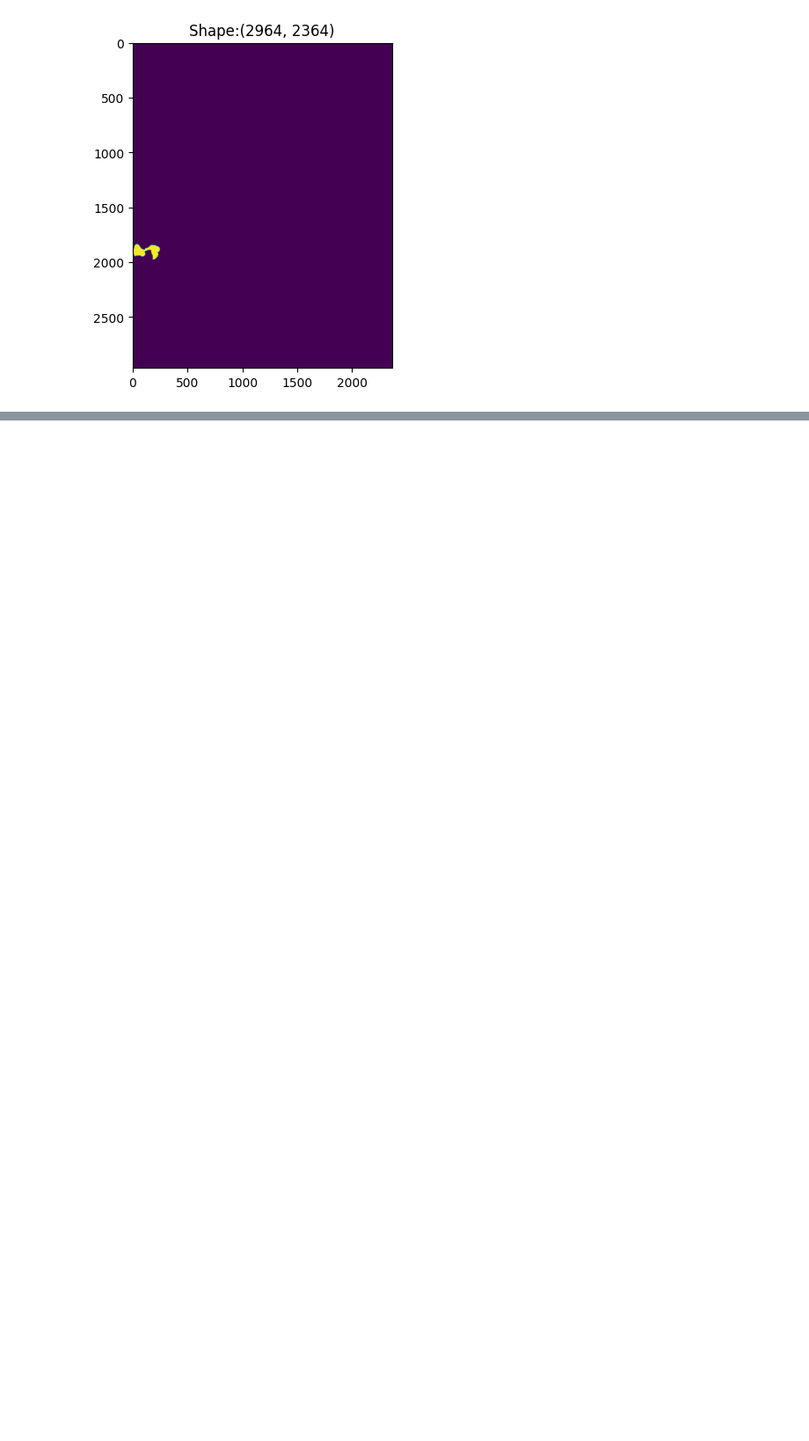
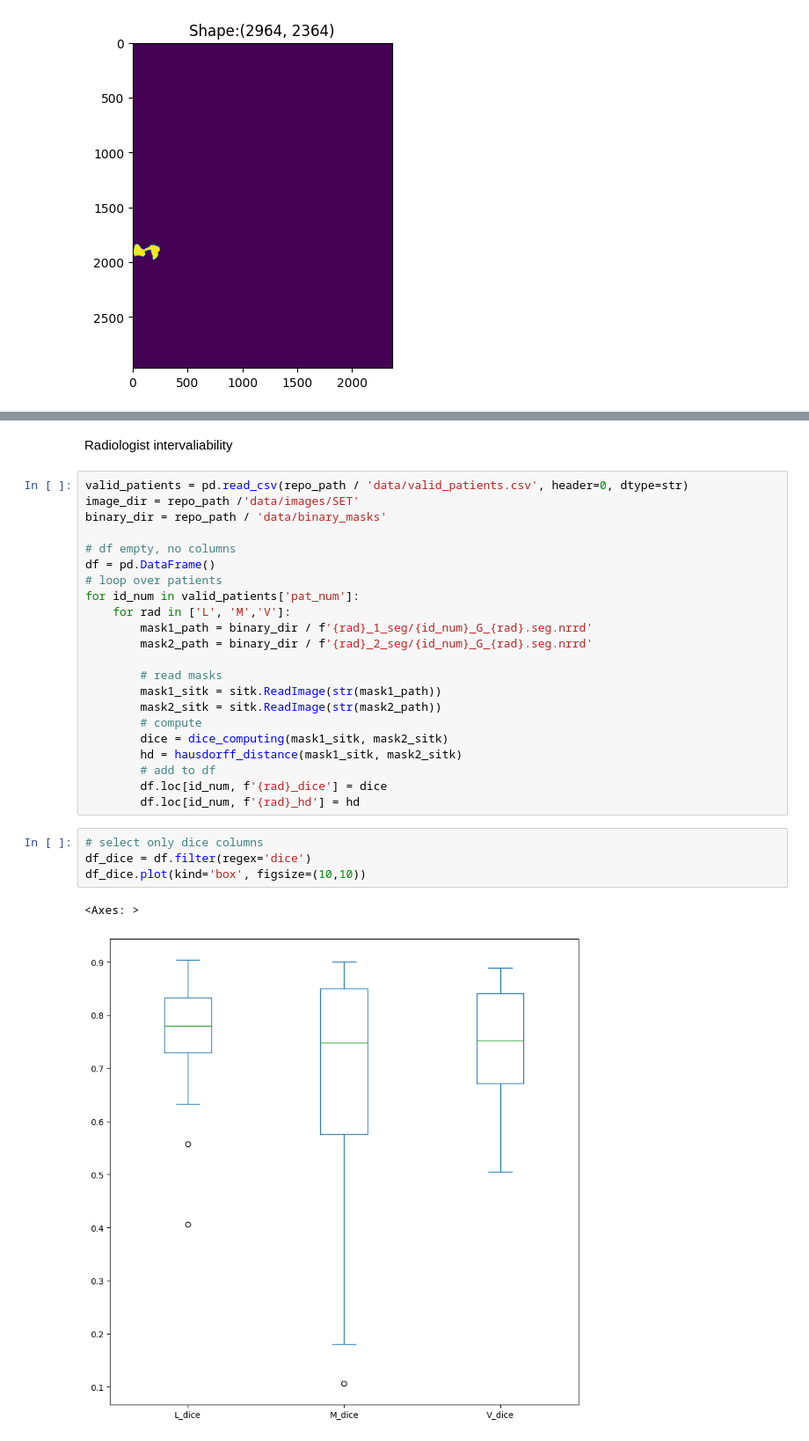
Before and after one commit to Likalto4/Added_value_feature_uncertainty, a Jupyter notebook: data_analysis/data_visualisation.ipynb, the cells around one changed output, grey strips where cells are left out. Shown at 88% size. Saved outputs shown, nothing was run; the diff lists cells and outputs as text; blank space fills up the shorter version.

```diff
--- a/data_analysis/data_visualisation.ipynb
+++ b/data_analysis/data_visualisation.ipynb
@@ -168,0 +247,31 @@ expand_rd:[ 986 2117]
+# %% [markdown]
+Radiologist intervaliability
+# %%
+valid_patients = pd.read_csv(repo_path / 'data/valid_patients.csv', header=0, dtype=str)
+image_dir = repo_path /'data/images/SET'
+binary_dir = repo_path / 'data/binary_masks'
+
+# df empty, no columns
+df = pd.DataFrame()
+# loop over patients
+for id_num in valid_patients['pat_num']:
+    for rad in ['L', 'M','V']:
+        mask1_path = binary_dir / f'{rad}_1_seg/{id_num}_G_{rad}.seg.nrrd'
+        mask2_path = binary_dir / f'{rad}_2_seg/{id_num}_G_{rad}.seg.nrrd'
+
+        # read masks
+        mask1_sitk = sitk.ReadImage(str(mask1_path))
+        mask2_sitk = sitk.ReadImage(str(mask2_path))
+        # compute
+        dice = dice_computing(mask1_sitk, mask2_sitk)
+        hd = hausdorff_distance(mask1_sitk, mask2_sitk)
+        # add to df
+        df.loc[id_num, f'{rad}_dice'] = dice
+        df.loc[id_num, f'{rad}_hd'] = hd
+# %%
+# select only dice columns
+df_dice = df.filter(regex='dice')
+df_dice.plot(kind='box', figsize=(10,10))
+# %% [output]
+<Axes: >
+[figure, added]
```
Also changed, not shown: parts of 8 cells of this notebook, 1 other file.
